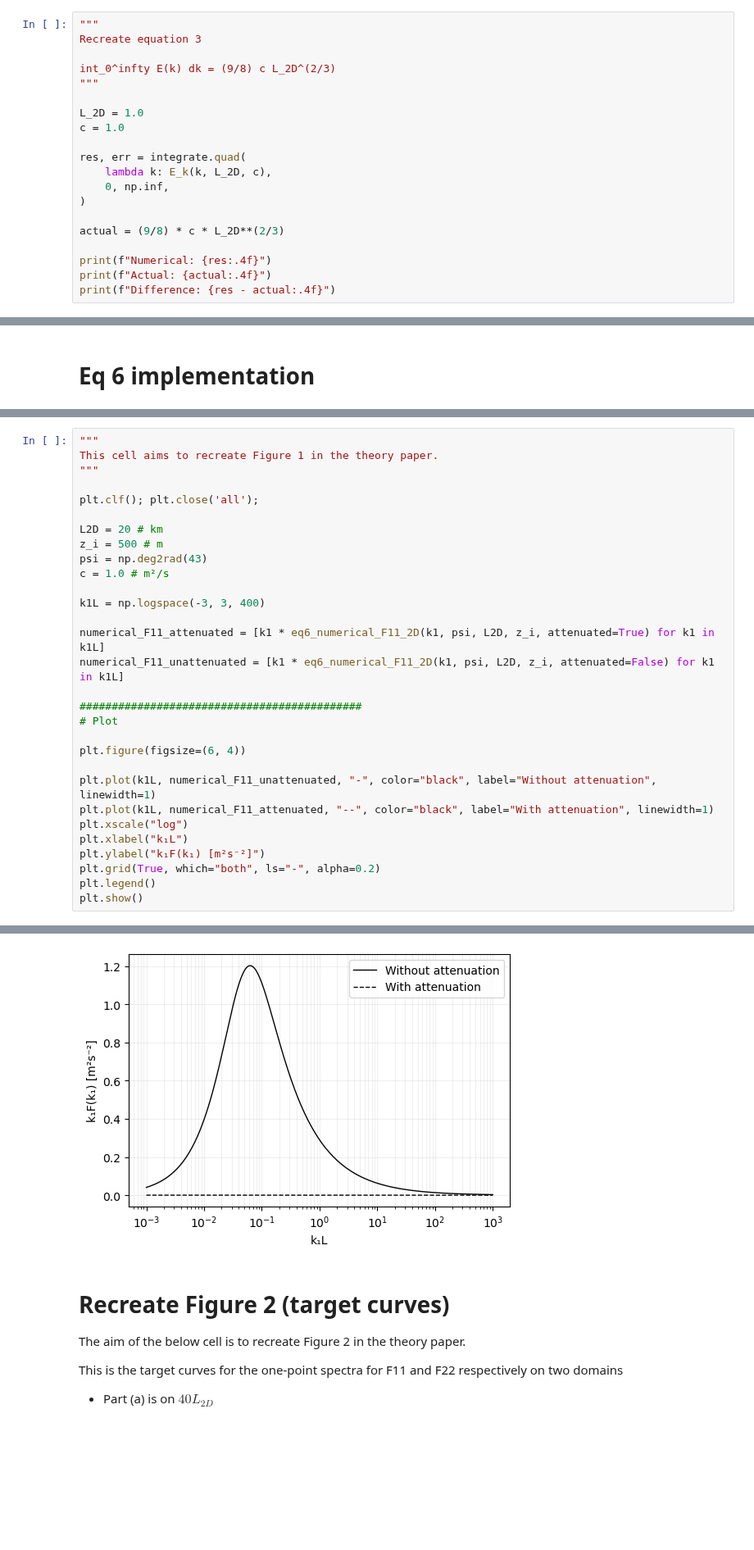
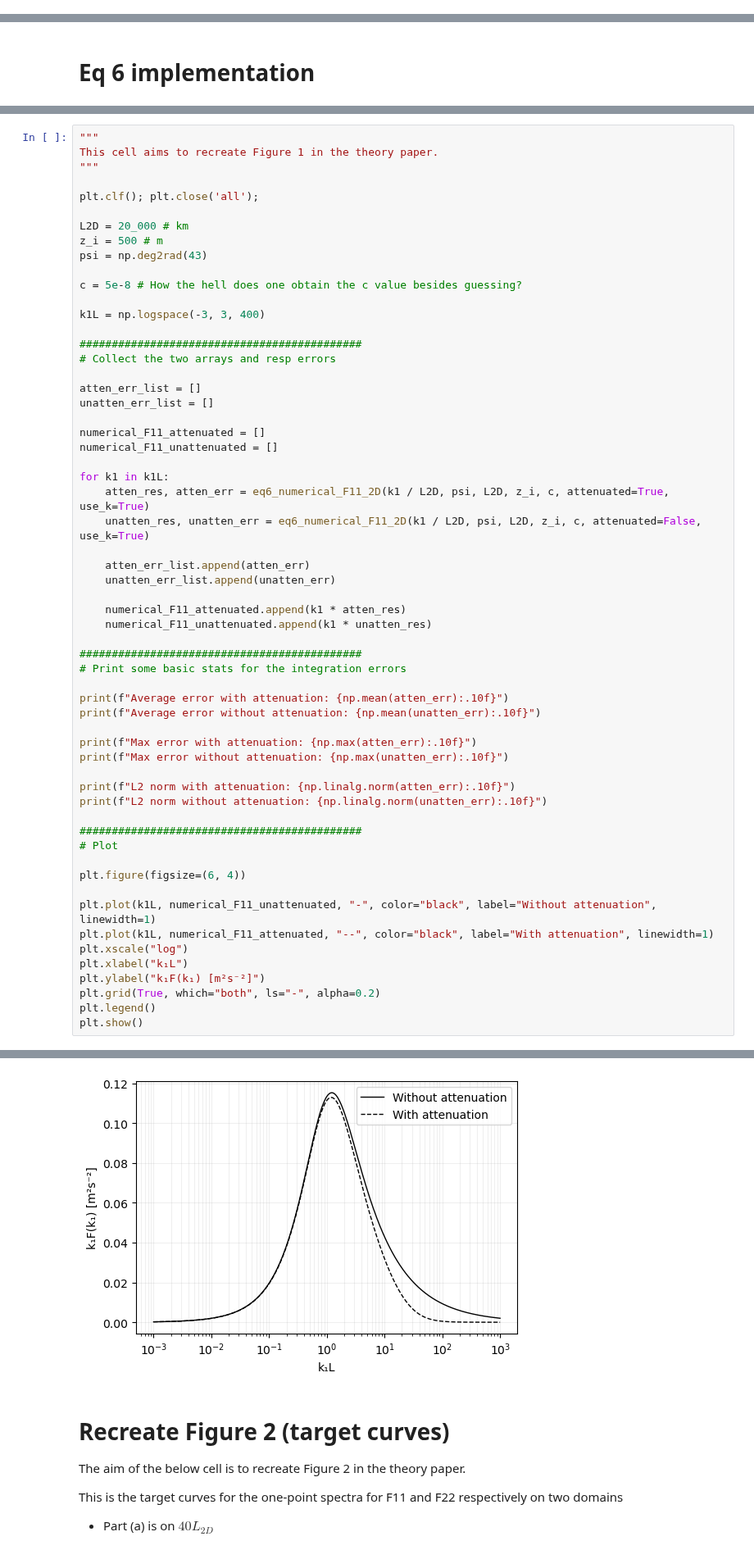
Before and after one commit to METHODS-Group/DRDMannTurb, a Jupyter notebook: examples-unrendered/MM_random_dev/eq6_numerical.ipynb, the cells around one changed output, grey strips where cells are left out. Shown at 82% size. Saved outputs shown, nothing was run; the diff lists cells and outputs as text; blank space fills up the shorter version.

Commit message:
Checkpointing; most plots correct, some issues with figure 2 target, possibly due to c. Starting work on averaged 15 and 16

```diff
--- a/examples-unrendered/MM_random_dev/eq6_numerical.ipynb
+++ b/examples-unrendered/MM_random_dev/eq6_numerical.ipynb
@@ -338,23 +328,3 @@ def E_kappa_attenuated(kappa: float, L2D: float, z_i: float, c: float) -> float:
     Attenuated energy spectrum in terms of kappa
     """
     return E_kappa(kappa, L2D, c) / (1 + (kappa * z_i)**2)
-# %%
-"""
-Recreate equation 3
-
-int_0^infty E(k) dk = (9/8) c L_2D^(2/3)
-"""
-
-L_2D = 1.0
-c = 1.0
-
-res, err = integrate.quad(
-    lambda k: E_k(k, L_2D, c),
-    0, np.inf,
-)
-
-actual = (9/8) * c * L_2D**(2/3)
-
-print(f"Numerical: {res:.4f}")
-print(f"Actual: {actual:.4f}")
-print(f"Difference: {res - actual:.4f}")
@@ -461,15 +476,44 @@ This cell aims to recreate Figure 1 in the theory paper.
 
 plt.clf(); plt.close('all');
 
-L2D = 20 # km
+L2D = 20_000 # km
 z_i = 500 # m
 psi = np.deg2rad(43)
-c = 1.0 # m²/s
+
+c = 5e-8 # How the hell does one obtain the c value besides guessing?
 
 k1L = np.logspace(-3, 3, 400)
 
-numerical_F11_attenuated = [k1 * eq6_numerical_F11_2D(k1, psi, L2D, z_i, attenuated=True) for k1 in k1L]
-numerical_F11_unattenuated = [k1 * eq6_numerical_F11_2D(k1, psi, L2D, z_i, attenuated=False) for k1 in k1L]
+############################################
+# Collect the two arrays and resp errors
+
+atten_err_list = []
+unatten_err_list = []
+
+numerical_F11_attenuated = []
+numerical_F11_unattenuated = []
+
+for k1 in k1L:
+    atten_res, atten_err = eq6_numerical_F11_2D(k1 / L2D, psi, L2D, z_i, c, attenuated=True, use_k=True)
+    unatten_res, unatten_err = eq6_numerical_F11_2D(k1 / L2D, psi, L2D, z_i, c, attenuated=False, use_k=True)
+
+    atten_err_list.append(atten_err)
+    unatten_err_list.append(unatten_err)
+
+    numerical_F11_attenuated.append(k1 * atten_res)
+    numerical_F11_unattenuated.append(k1 * unatten_res)
+
+############################################
+# Print some basic stats for the integration errors
+
+print(f"Average error with attenuation: {np.mean(atten_err):.10f}")
+print(f"Average error without attenuation: {np.mean(unatten_err):.10f}")
+
+print(f"Max error with attenuation: {np.max(atten_err):.10f}")
+print(f"Max error without attenuation: {np.max(unatten_err):.10f}")
+
+print(f"L2 norm with attenuation: {np.linalg.norm(atten_err):.10f}")
+print(f"L2 norm without attenuation: {np.linalg.norm(unatten_err):.10f}")
 
 ############################################
 # Plot
@@ -488,4 +538,4 @@ plt.show()
-[figure, old version]
+[figure, new version]
 # %% [markdown]
 # Recreate Figure 2 (target curves)
 
```
Also changed, not shown: parts of 9 cells of this notebook, 2 other files.
